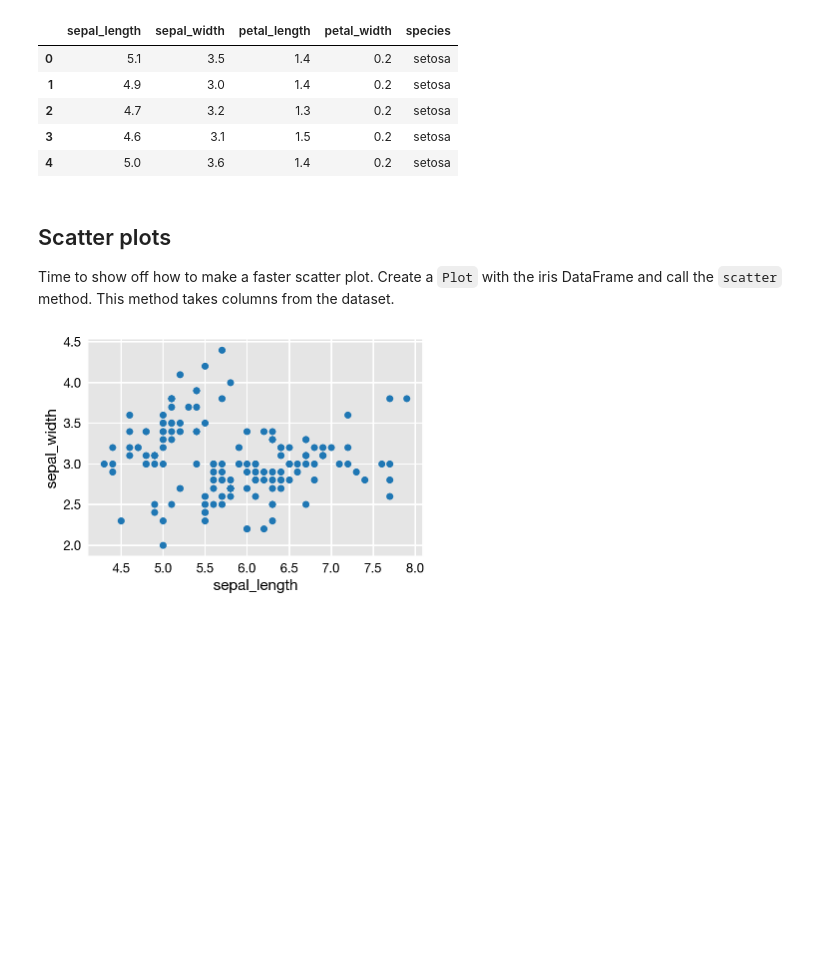
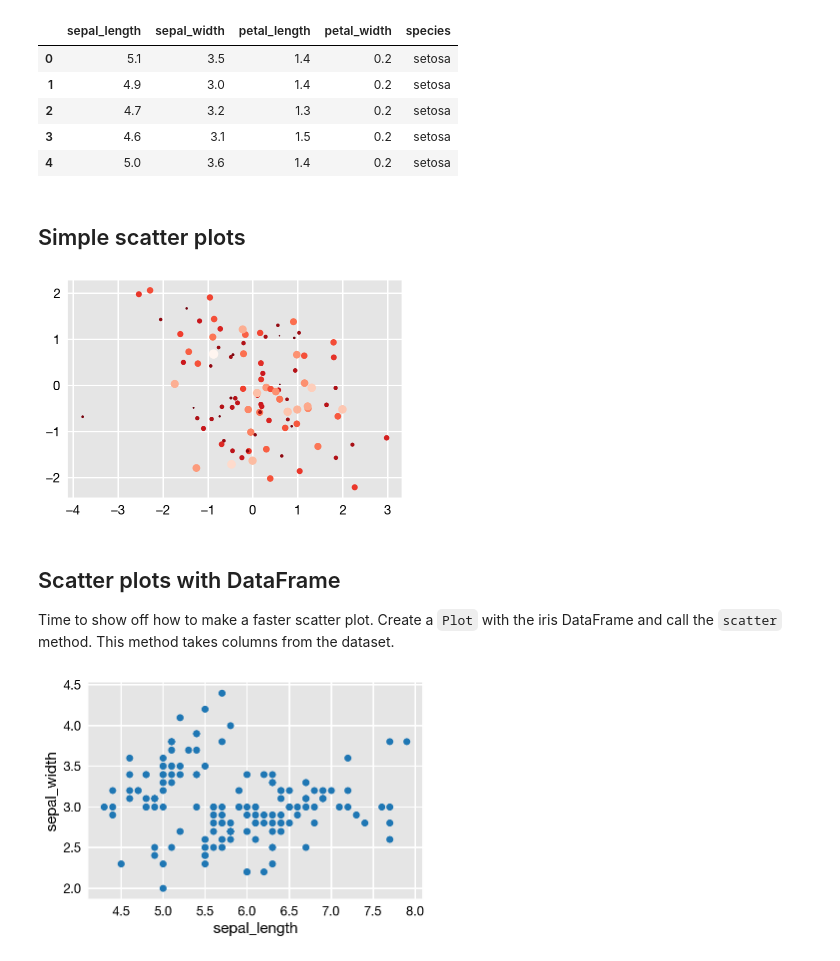
Before and after one commit to mcleonard/tufty, a Jupyter notebook: Scatter Dev.ipynb, the cells around one changed output. Cells and saved outputs as stored; diff of their text form; code cells hidden in the pictures; blank space fills up the shorter version.

```diff
--- a/Scatter Dev.ipynb
+++ b/Scatter Dev.ipynb
@@ -30,8 +30,16 @@ iris.head()
 | 2 | 4.7 | 3.2 | 1.3 | 0.2 | setosa |
 | 3 | 4.6 | 3.1 | 1.5 | 0.2 | setosa |
 | 4 | 5.0 | 3.6 | 1.4 | 0.2 | setosa |
+# %% [markdown]
+## Simple scatter plots
+# %%
+x, y = np.random.randn(2, 100)
+c = np.abs(np.random.randn(100) + 1)
+plot = tft.Plot().scatter(x, y, size=c*20, color=c, cmap=tft.cm.Reds_r)
+# %% [output]
+[figure, added]
 # %% [markdown]
-## Scatter plots
+## Scatter plots with DataFrame
 Time to show off how to make a faster scatter plot. Create a `Plot` with the iris DataFrame and call the `scatter` method. This method takes columns from the dataset.
 # %%
 plot = tft.Plot(iris).scatter('sepal_length', 'sepal_width')
```
Also changed, not shown: parts of 1 cell of this notebook, 5 other files.
